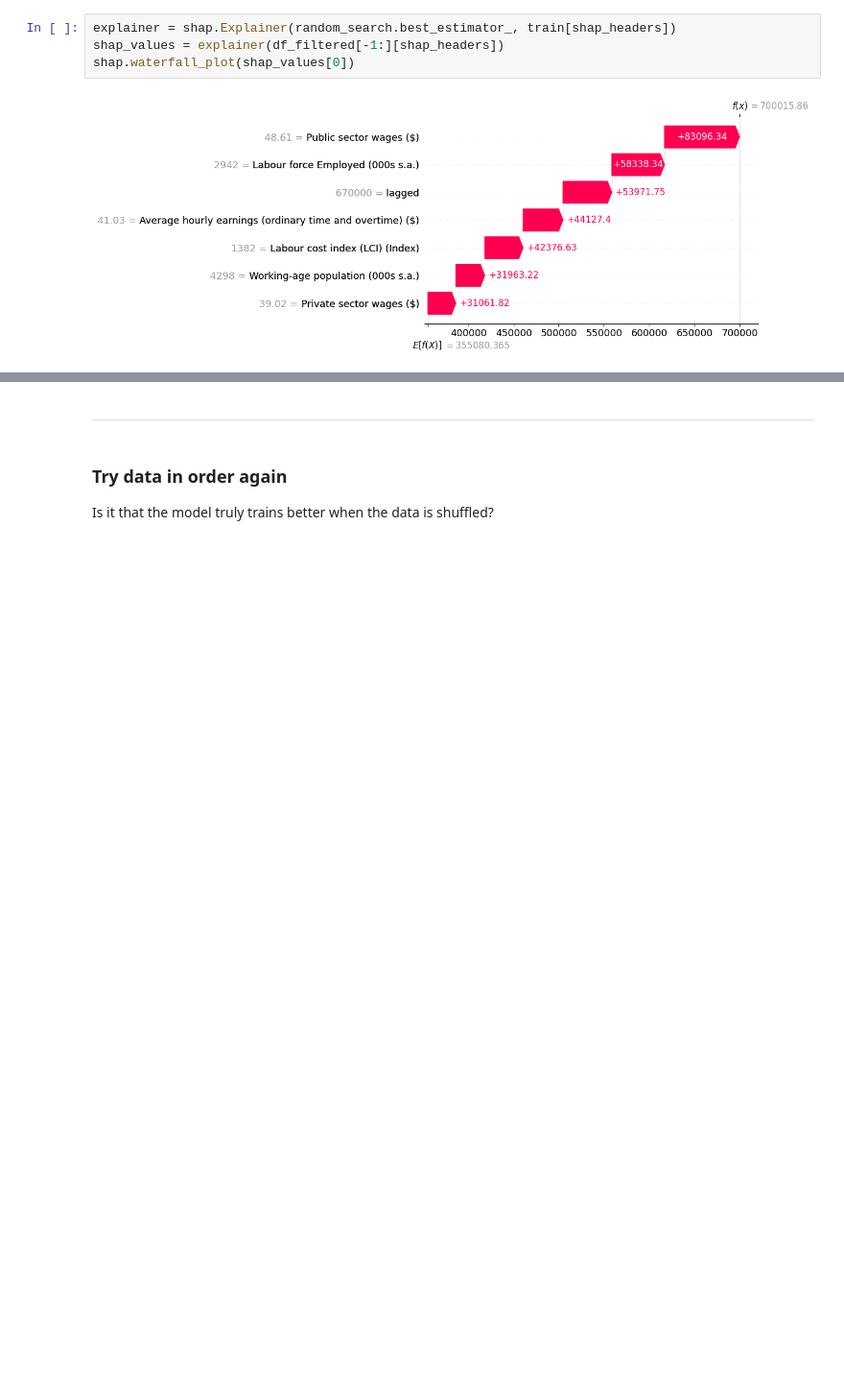
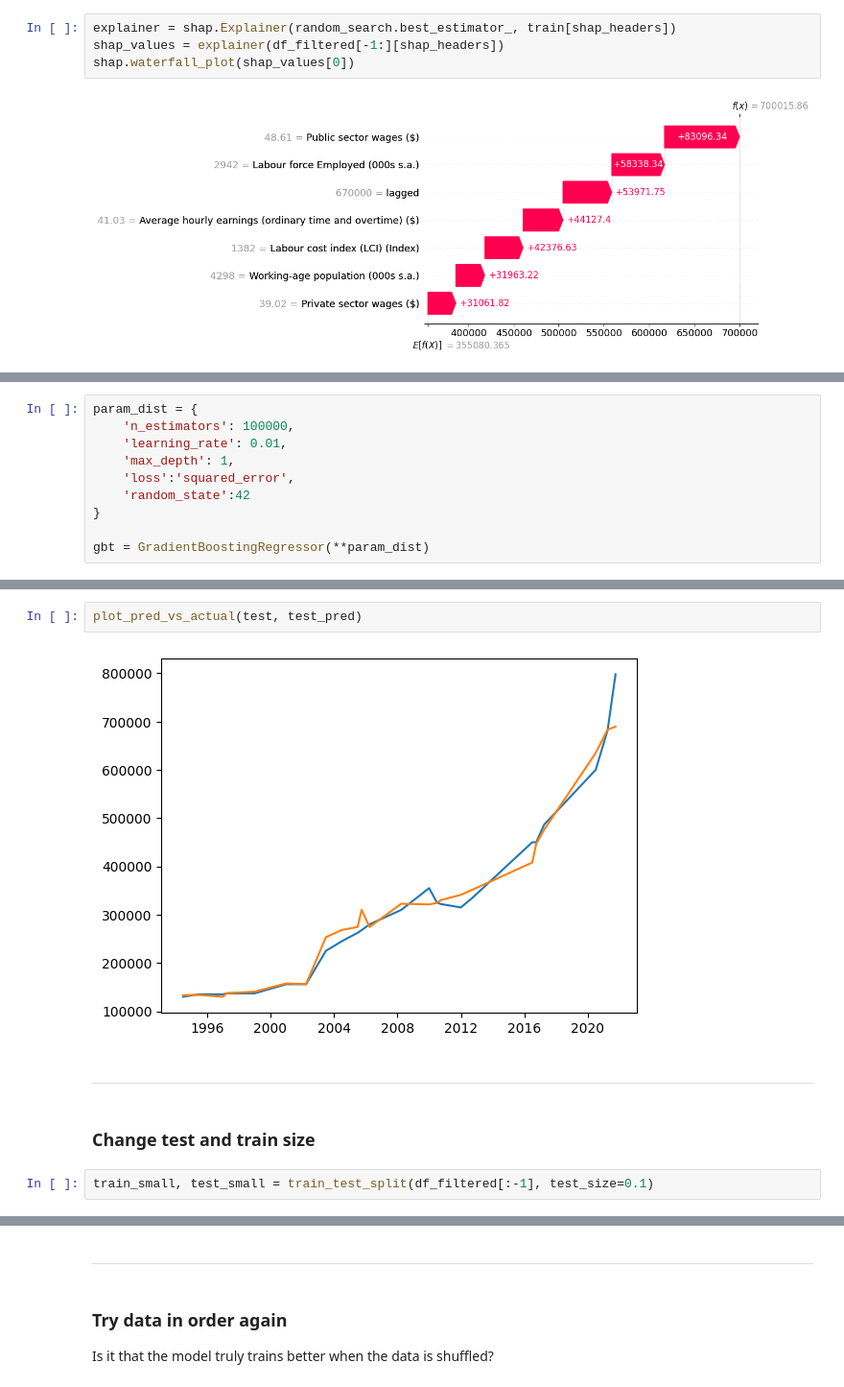
Before and after one commit to Sheepsta300/Machine-Learning-Project, a Jupyter notebook: Housing_Price_Predictor.ipynb, the cells around one changed output, grey strips where cells are left out. Shown at 96% size. Saved outputs shown, nothing was run; the diff lists cells and outputs as text; blank space fills up the shorter version.

```diff
--- a/Housing_Price_Predictor.ipynb
+++ b/Housing_Price_Predictor.ipynb
@@ -1363,0 +1417,10 @@ shap.waterfall_plot(shap_values[0])
+# %%
+param_dist = {
+    'n_estimators': 100000,
+    'learning_rate': 0.01,
+    'max_depth': 1,
+    'loss':'squared_error',
+    'random_state':42
+}
+
+gbt = GradientBoostingRegressor(**param_dist)
@@ -1363,0 +1445,10 @@ shap.waterfall_plot(shap_values[0])
+# %%
+plot_pred_vs_actual(test, test_pred)
+# %% [output]
+[figure, added]
+# %% [markdown]
+---
+# %% [markdown]
+### Change test and train size
+# %%
+train_small, test_small = train_test_split(df_filtered[:-1], test_size=0.1)
```
Also changed, not shown: parts of 28 cells of this notebook, 1 other file.
